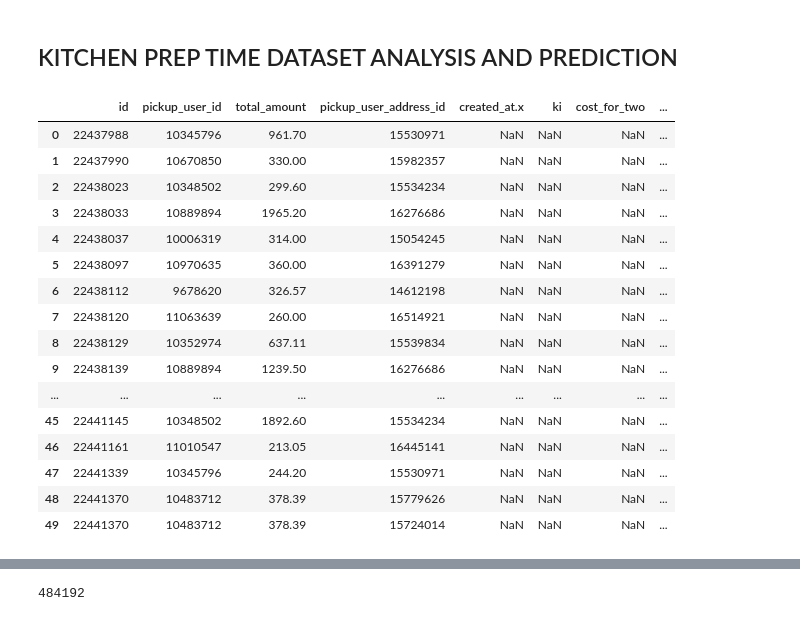
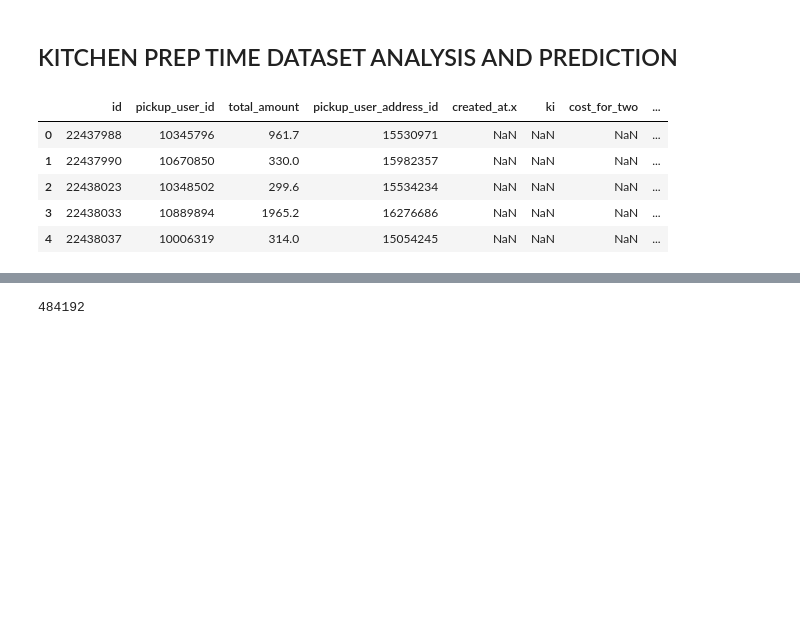
Before and after one commit to arjungithub123/kitchen_prep_time, a Jupyter notebook: kpt_final_solution.ipynb, the cells around one changed output, grey strips where cells are left out. Cells and saved outputs as stored; diff of their text form; code cells hidden in the pictures; blank space fills up the shorter version.

```diff
--- a/kpt_final_solution.ipynb
+++ b/kpt_final_solution.ipynb
@@ -4,6 +4,7 @@
 # importing the necessary modules
 # data manipulation modules: pandas and numpy
 import pandas as pd
+pd.set_option('display.max_rows', 15)
 pd.set_option('display.max_columns', 50)
 import numpy as np
 
@@ -36,24 +37,13 @@ from sklearn.metrics import r2_score
 #Loading the dataset using pandas
 df = pd.read_csv('test_data 2.csv', encoding = 'latin1')
 # %%
-#checking out the first 50 rows
-df.head(50)
+#checking out the first 5 rows
+df.head()
 # %% [output]
 |  | id | pickup_user_id | total_amount | pickup_user_address_id | created_at.x | ki | cost_for_two | ... |
-| 0 | 22437988 | 10345796 | 961.70 | 15530971 | NaN | NaN | NaN | ... |
-| 1 | 22437990 | 10670850 | 330.00 | 15982357 | NaN | NaN | NaN | ... |
-| 2 | 22438023 | 10348502 | 299.60 | 15534234 | NaN | NaN | NaN | ... |
-| 3 | 22438033 | 10889894 | 1965.20 | 16276686 | NaN | NaN | NaN | ... |
-| 4 | 22438037 | 10006319 | 314.00 | 15054245 | NaN | NaN | NaN | ... |
-| 5 | 22438097 | 10970635 | 360.00 | 16391279 | NaN | NaN | NaN | ... |
-| 6 | 22438112 | 9678620 | 326.57 | 14612198 | NaN | NaN | NaN | ... |
-| 7 | 22438120 | 11063639 | 260.00 | 16514921 | NaN | NaN | NaN | ... |
-| 8 | 22438129 | 10352974 | 637.11 | 15539834 | NaN | NaN | NaN | ... |
-| 9 | 22438139 | 10889894 | 1239.50 | 16276686 | NaN | NaN | NaN | ... |
-| ... | ... | ... | ... | ... | ... | ... | ... | ... |
-| 45 | 22441145 | 10348502 | 1892.60 | 15534234 | NaN | NaN | NaN | ... |
-| 46 | 22441161 | 11010547 | 213.05 | 16445141 | NaN | NaN | NaN | ... |
-| 47 | 22441339 | 10345796 | 244.20 | 15530971 | NaN | NaN | NaN | ... |
-| 48 | 22441370 | 10483712 | 378.39 | 15779626 | NaN | NaN | NaN | ... |
-| 49 | 22441370 | 10483712 | 378.39 | 15724014 | NaN | NaN | NaN | ... |
+| 0 | 22437988 | 10345796 | 961.7 | 15530971 | NaN | NaN | NaN | ... |
+| 1 | 22437990 | 10670850 | 330.0 | 15982357 | NaN | NaN | NaN | ... |
+| 2 | 22438023 | 10348502 | 299.6 | 15534234 | NaN | NaN | NaN | ... |
+| 3 | 22438033 | 10889894 | 1965.2 | 16276686 | NaN | NaN | NaN | ... |
+| 4 | 22438037 | 10006319 | 314.0 | 15054245 | NaN | NaN | NaN | ... |
 # %%
```
Also changed, not shown: parts of 16 cells of this notebook.
